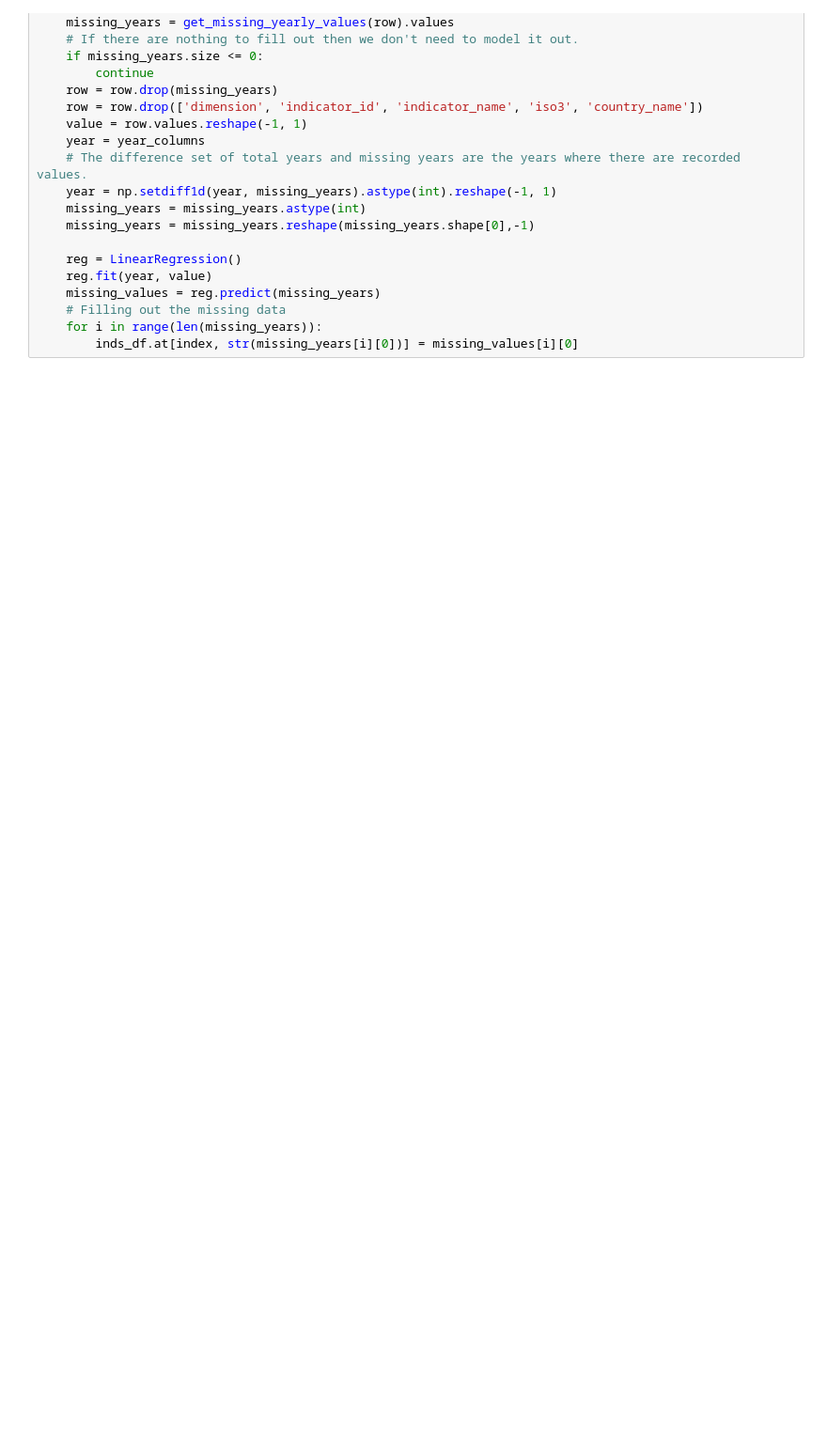
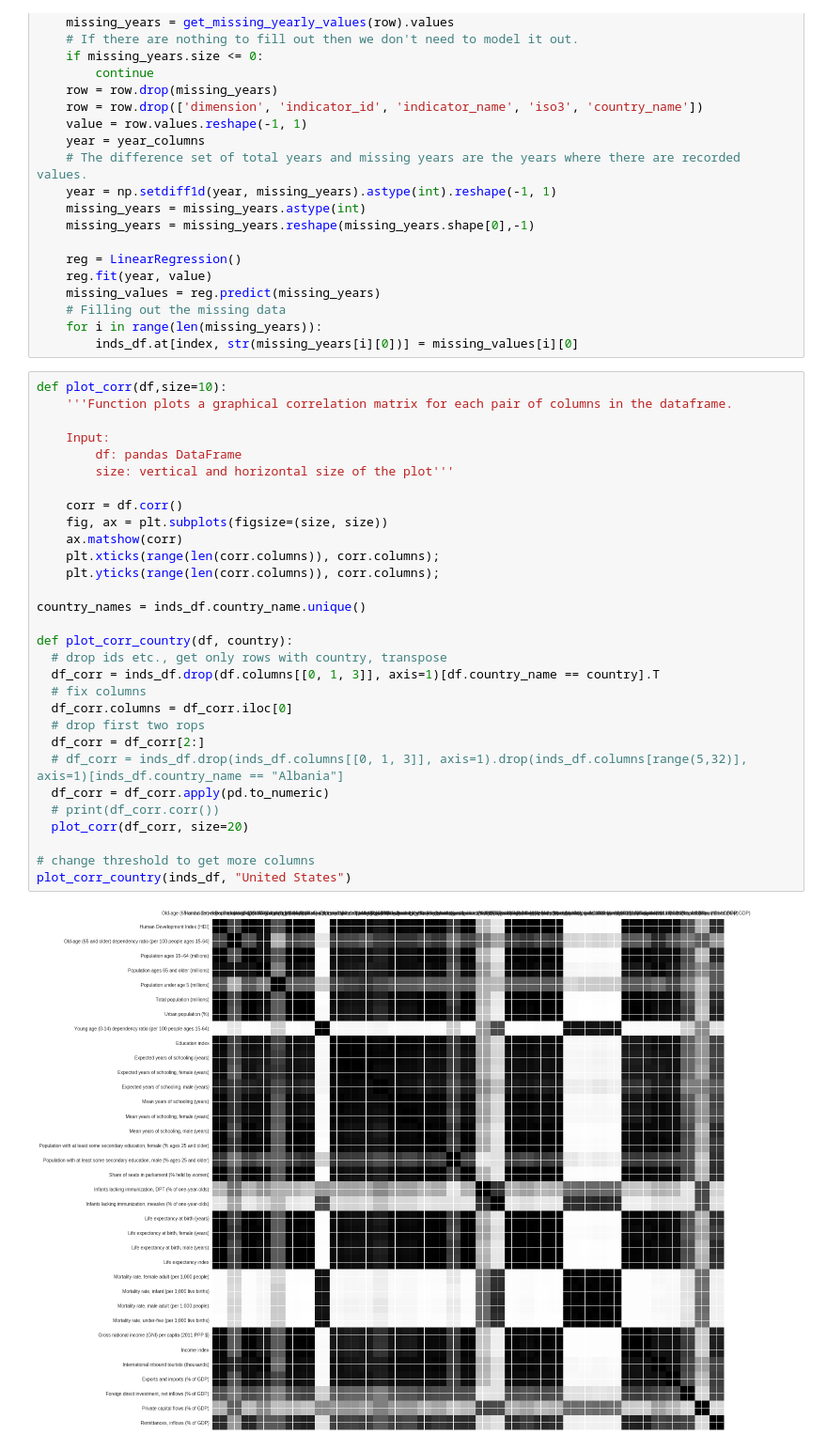
Before and after one commit to chc5/education-indicator-analysis, a Jupyter notebook: education-analysis.ipynb, the cells around one changed output. Shown: that part at 94% size. Cells and saved outputs as stored; diff of their text form; blank space fills up the shorter version.

Commit message:
create matrix for country

```diff
--- a/education-analysis.ipynb
+++ b/education-analysis.ipynb
@@ -64,3 +64,35 @@ for index, row in inds_df.iterrows():
     # Filling out the missing data
     for i in range(len(missing_years)):
         inds_df.at[index, str(missing_years[i][0])] = missing_values[i][0]
+# %%
+def plot_corr(df,size=10):
+    '''Function plots a graphical correlation matrix for each pair of columns in the dataframe.
+
+    Input:
+        df: pandas DataFrame
+        size: vertical and horizontal size of the plot'''
+
+    corr = df.corr()
+    fig, ax = plt.subplots(figsize=(size, size))
+    ax.matshow(corr)
+    plt.xticks(range(len(corr.columns)), corr.columns);
+    plt.yticks(range(len(corr.columns)), corr.columns);
+
+country_names = inds_df.country_name.unique()
+
+def plot_corr_country(df, country):
+  # drop ids etc., get only rows with country, transpose
+  df_corr = inds_df.drop(df.columns[[0, 1, 3]], axis=1)[df.country_name == country].T
+  # fix columns
+  df_corr.columns = df_corr.iloc[0]
+  # drop first two rops
+  df_corr = df_corr[2:]
+  # df_corr = inds_df.drop(inds_df.columns[[0, 1, 3]], axis=1).drop(inds_df.columns[range(5,32)], axis=1)[inds_df.country_name == "Albania"]
+  df_corr = df_corr.apply(pd.to_numeric)
+  # print(df_corr.corr())
+  plot_corr(df_corr, size=20)
+
+# change threshold to get more columns
+plot_corr_country(inds_df, "United States")
+# %% [output]
+[figure, added]
```
